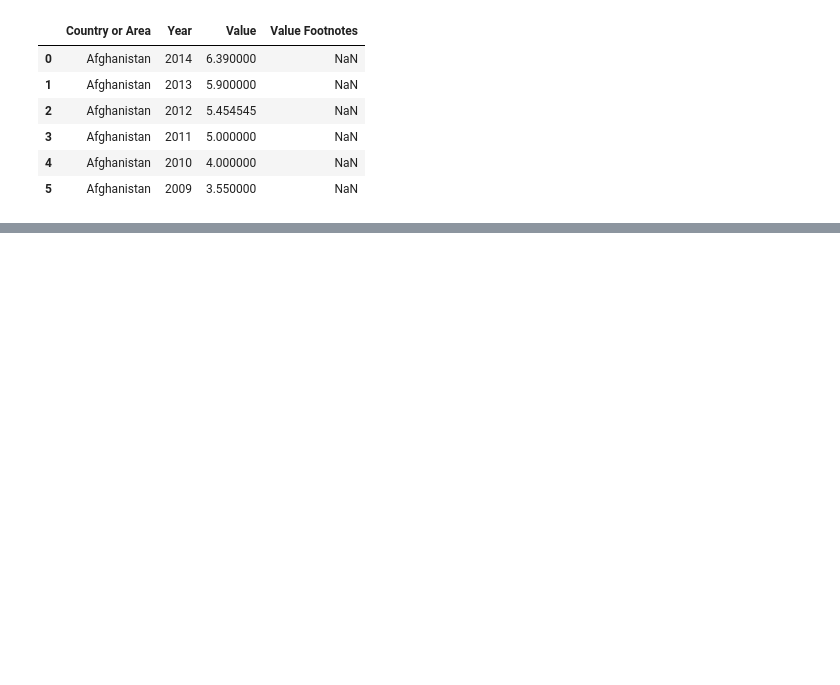
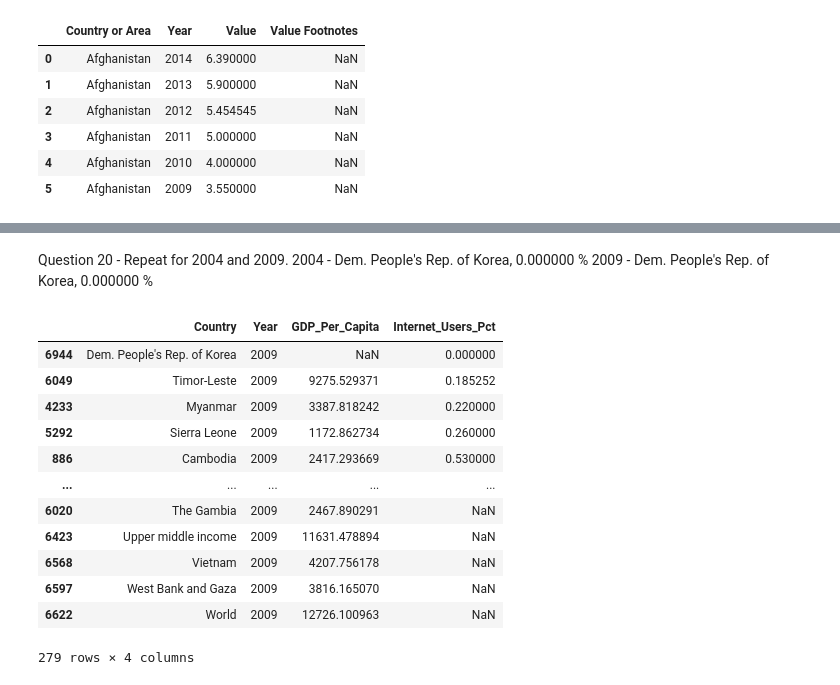
Before and after one commit to NSS-Data-Analytics-Cohort-3/un-data-MarkKoivula, a Jupyter notebook: notebooks/UNdata.ipynb, the cells around one changed output, grey strips where cells are left out. Saved outputs shown, nothing was run; the diff lists cells and outputs as text; code cells hidden in the pictures; blank space fills up the shorter version.

```diff
--- a/notebooks/UNdata.ipynb
+++ b/notebooks/UNdata.ipynb
@@ -216,0 +244,2 @@ internet_df2.drop(columns = ['Value Footnotes'])
+# %%
+df_2009 = gdp_and_internet_use[gdp_and_internet_use["Year"].isin([2009])]
@@ -216,0 +350,20 @@ internet_df2.drop(columns = ['Value Footnotes'])
+# %% [markdown]
+Question 20 - Repeat for 2004 and 2009.
+2004 - Dem. People's Rep. of Korea, 0.000000 %
+2009 - Dem. People's Rep. of Korea, 0.000000 %
+# %%
+df_2009.sort_values(by='Internet_Users_Pct', ascending=True)
+# %% [output]
+|  | Country | Year | GDP_Per_Capita | Internet_Users_Pct |
+| 6944 | Dem. People's Rep. of Korea | 2009 | NaN | 0.000000 |
+| 6049 | Timor-Leste | 2009 | 9275.529371 | 0.185252 |
+| 4233 | Myanmar | 2009 | 3387.818242 | 0.220000 |
+| 5292 | Sierra Leone | 2009 | 1172.862734 | 0.260000 |
+| 886 | Cambodia | 2009 | 2417.293669 | 0.530000 |
+| ... | ... | ... | ... | ... |
+| 6020 | The Gambia | 2009 | 2467.890291 | NaN |
+| 6423 | Upper middle income | 2009 | 11631.478894 | NaN |
+| 6568 | Vietnam | 2009 | 4207.756178 | NaN |
+| 6597 | West Bank and Gaza | 2009 | 3816.165070 | NaN |
+| 6622 | World | 2009 | 12726.100963 | NaN |
+279 rows × 4 columns
```
Also changed, not shown: parts of 69 cells of this notebook.
